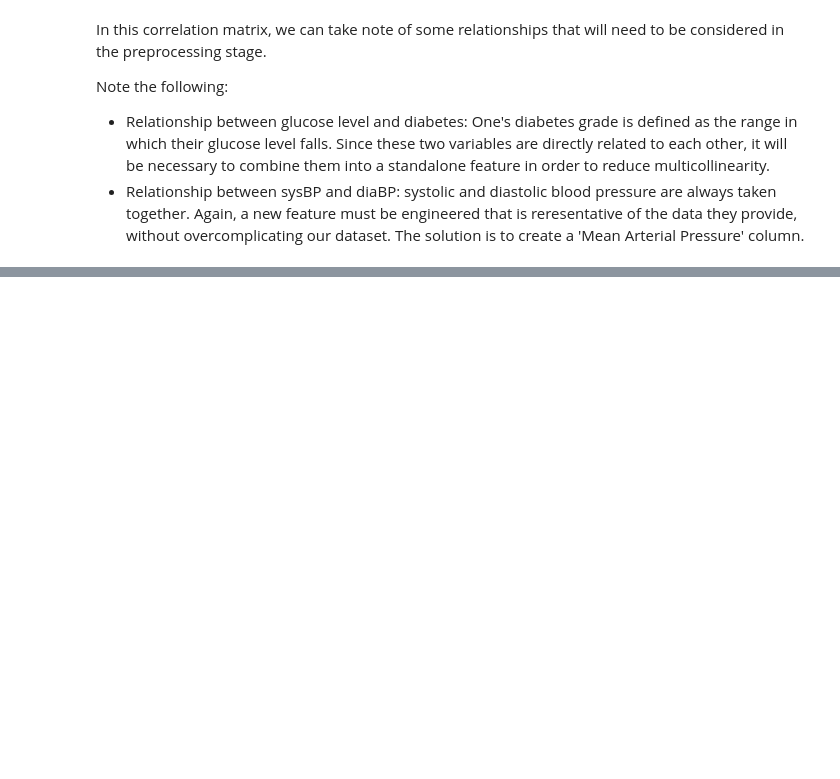
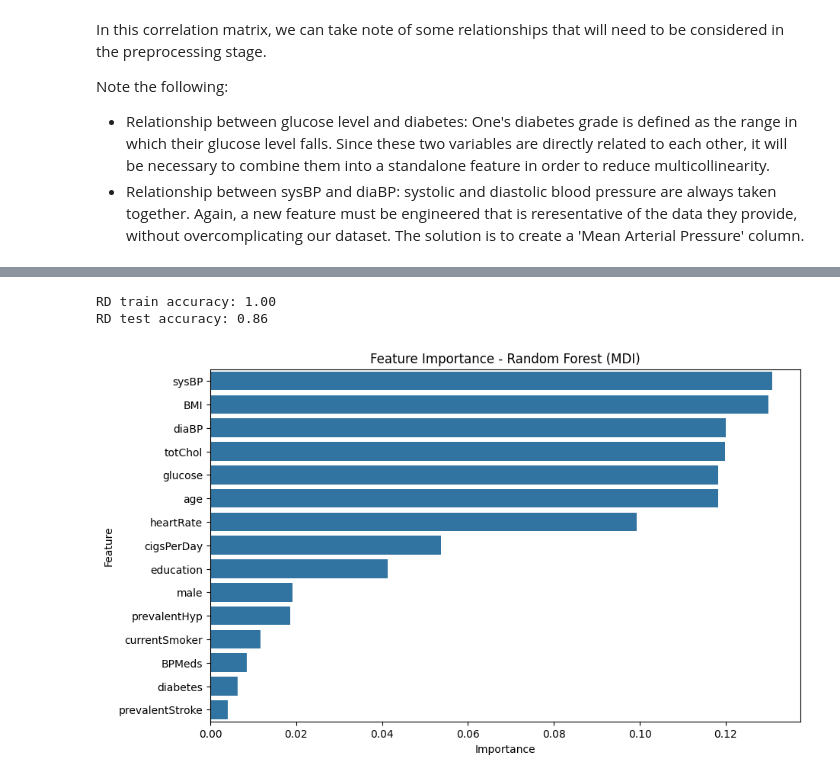
Before and after one commit to SmiffBarney/Heart-Disease-Analysis, a Jupyter notebook: notebooks/0_main_eda.ipynb, the cells around one changed output, grey strips where cells are left out. Saved outputs shown, nothing was run; the diff lists cells and outputs as text; code cells hidden in the pictures; blank space fills up the shorter version.

```diff
--- a/notebooks/0_main_eda.ipynb
+++ b/notebooks/0_main_eda.ipynb
@@ -373,0 +404,23 @@ Note the following:
+# %%
+from sklearn.ensemble import RandomForestClassifier
+from sklearn.model_selection import train_test_split
+import pandas as pd
+
+# Assuming your dataframe is 'df' and 'heart_disease' is the target
+X = df.drop(columns='TenYearCHD')
+y = df['TenYearCHD']
+
+# Split into training and testing sets
+X_train, X_test, y_train, y_test = train_test_split(X, y, random_state=42)
+
+# Fit Random Forest model
+rf = RandomForestClassifier(random_state=42)
+rf.fit(X_train, y_train)
+
+# Get feature importances
+importances = rf.feature_importances_
+
+# Create a DataFrame for visualization
+importance_df = pd.DataFrame({'Feature': X.columns, 'Importance': importances})
+importance_df = importance_df.sort_values(by='Importance', ascending=False)
+print(importance_df)
@@ -373,0 +444,15 @@ Note the following:
+# %%
+# Assess the predictive acurracy of the random-forest model
+print(f'RD train accuracy: {rf.score(X_train, y_train):.2f}')
+print(f'RD test accuracy: {rf.score(X_test, y_test):.2f}')
+# %% [output]
+RD train accuracy: 1.00
+RD test accuracy: 0.86
+# %%
+# Plot a chart of our random-forest feature importances
+plt.figure(figsize=(10, 6))
+sns.barplot(x='Importance', y='Feature', data=importance_df)
+plt.title('Feature Importance - Random Forest (MDI)')
+plt.show()
+# %% [output]
+[figure, added]
```
Also changed, not shown: parts of 7 cells of this notebook, 4 other files.
